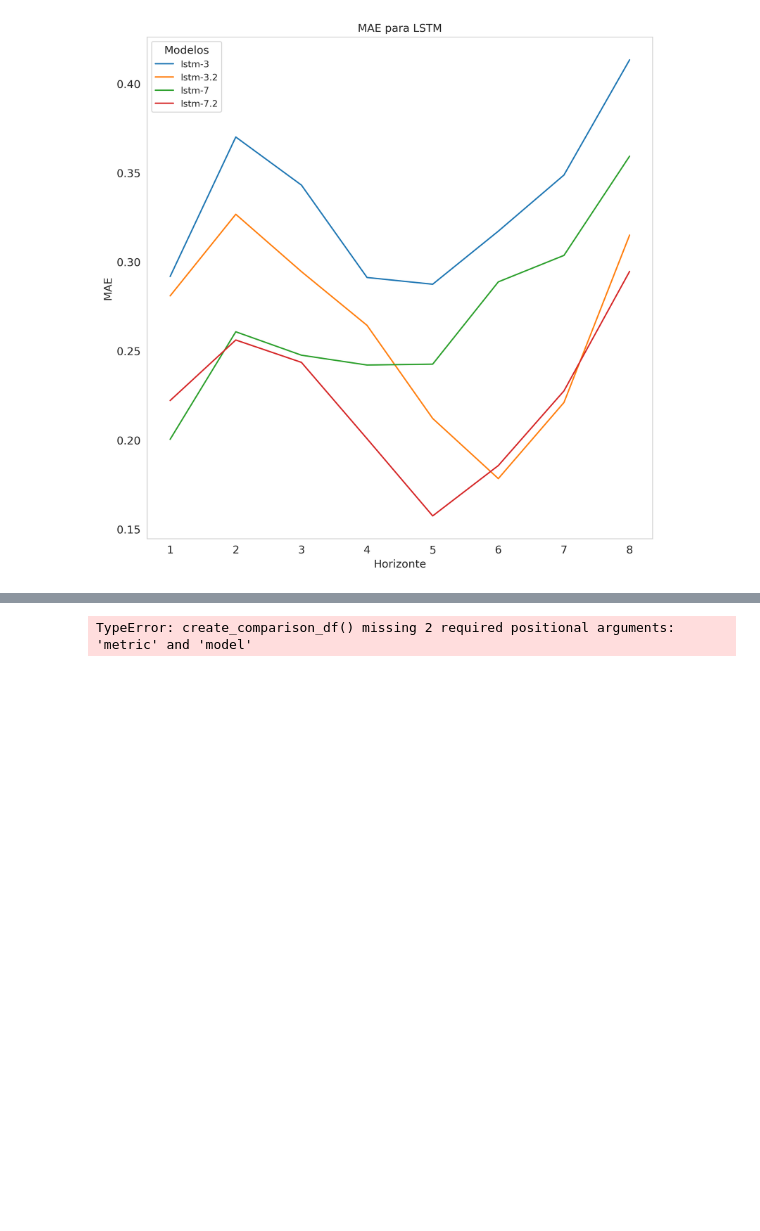
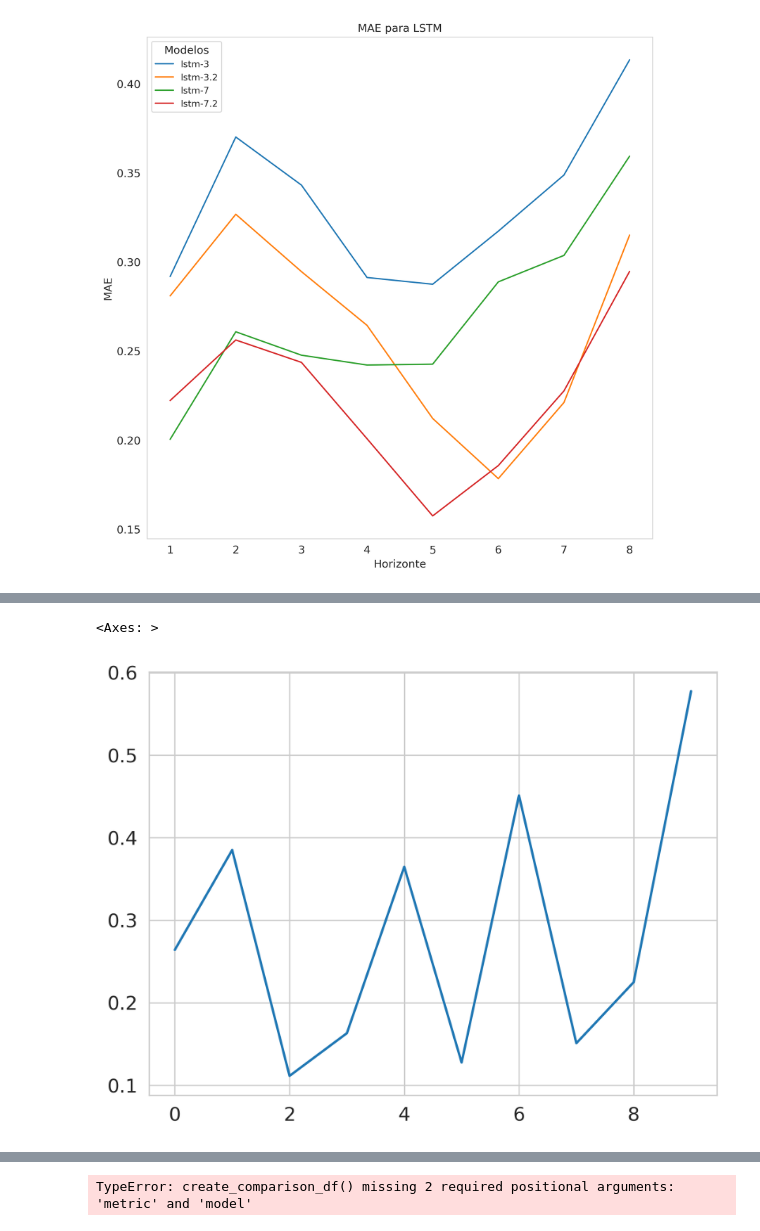
Before and after one commit to Patrick448/time-series-analysis, a Jupyter notebook: Notebooks/Part 2/crossv_error_study.ipynb, the cells around one changed output, grey strips where cells are left out. Drawn from its saved outputs; the diff is of its cells as text; code cells hidden in the pictures; blank space fills up the shorter version.

```diff
--- a/Notebooks/Part 2/crossv_error_study.ipynb
+++ b/Notebooks/Part 2/crossv_error_study.ipynb
@@ -238,0 +331,31 @@ def get_error_df(experiment_dir):
+# %%
+def get_error_by_fold(exp_dir):
+    pass
+
+dir_path = "/home/patrick/Desktop/Projects/time-series-analysis/experiments/exp_2025-07-27/res_lstm1.json/"
+
+pred_df = pd.read_csv(dir_path + "pred.csv", index_col=0)
+ref_df = pd.read_csv(dir_path + "ref.csv", index_col=0)
+
+errors = []
+
+for i in range(len(ref_df)):
+    """
+    mse = mean_squared_error(df_ref, df_pred)
+    r2 = r2_score(df_ref, df_pred)
+    mae = mean_absolute_error(df_ref, df_pred)
+    mape = mean_absolute_percentage_error(df_ref, df_pred)
+    rmse = float(sqrt(mse))
+    """
+    errors.append({
+        "mse": mean_squared_error(ref_df.iloc[i, :], pred_df.iloc[i, :]),
+        "r2": r2_score(ref_df.iloc[i, :], pred_df.iloc[i, :]),
+        "rmse": float(sqrt( mean_squared_error(ref_df.iloc[i, :], pred_df.iloc[i, :]))),
+        "mae": mean_absolute_error(ref_df.iloc[i, :], pred_df.iloc[i, :]),
+        "mape": mean_absolute_percentage_error(ref_df.iloc[i, :], pred_df.iloc[i, :]),
+    })
+
+pd.DataFrame(errors, columns=["mse", "r2", "rmse", "mae", "mape"])['rmse'].plot()
+# %% [output]
+<Axes: >
+[figure, added]
```
Also changed, not shown: parts of 4 cells of this notebook.
